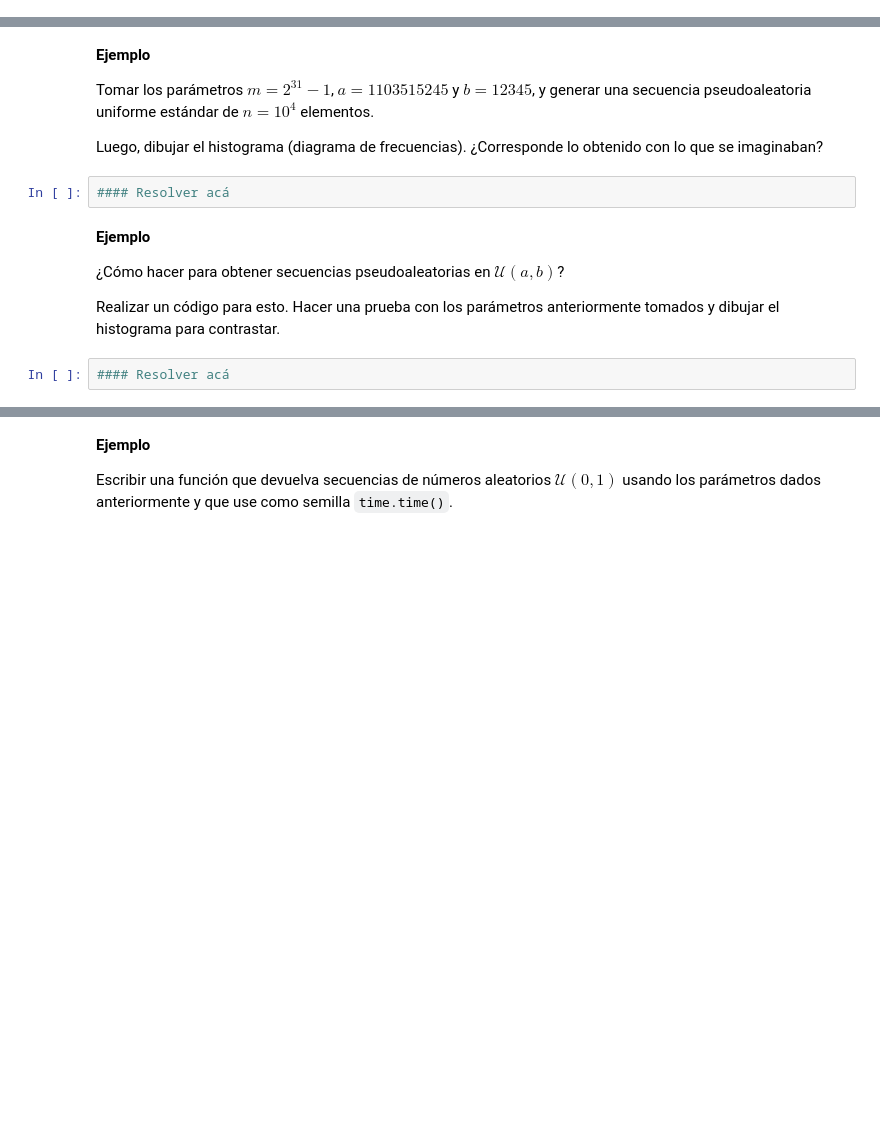
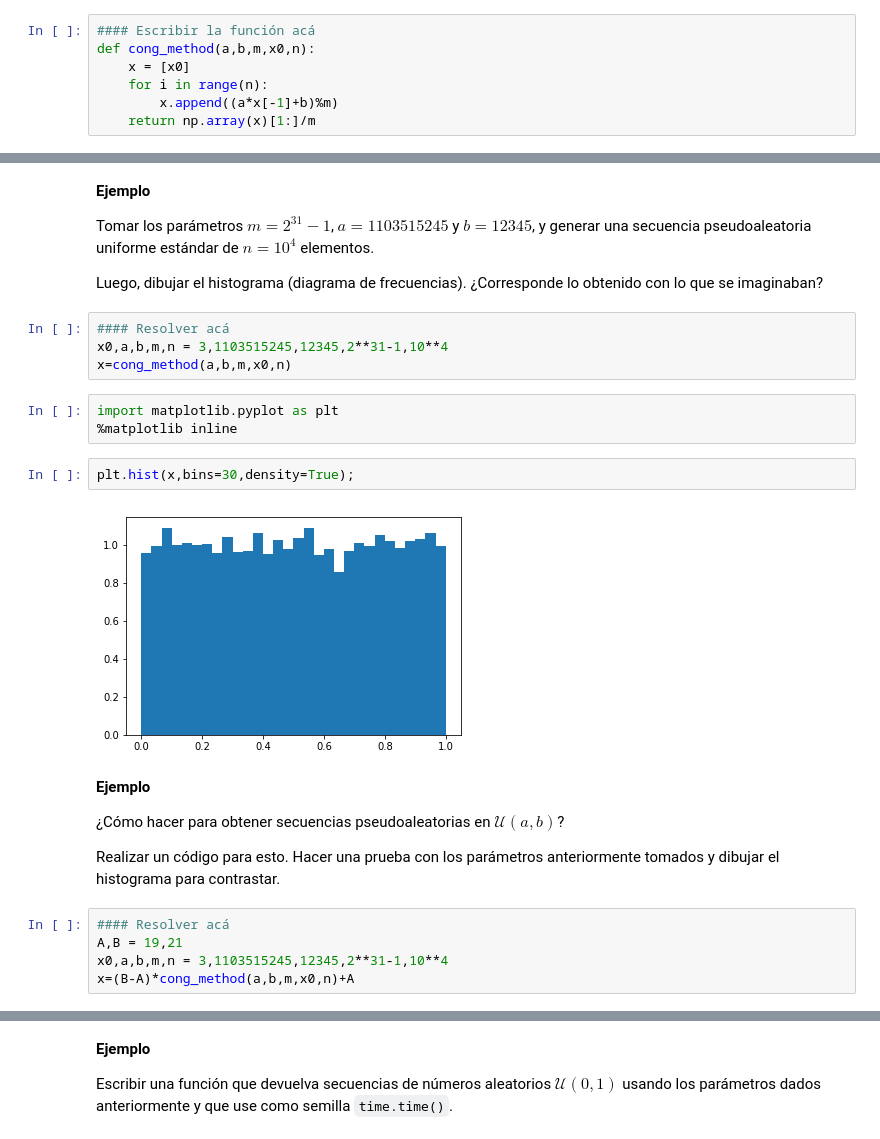
Before and after one commit to zapatacc/SimMat2019-1, a Jupyter notebook: Modulo2/Clase8_NumerosPseudoaleatorios.ipynb, the cells around one changed output, grey strips where cells are left out. Drawn from its saved outputs; the diff is of its cells as text; blank space fills up the shorter version.

```diff
--- a/Modulo2/Clase8_NumerosPseudoaleatorios.ipynb
+++ b/Modulo2/Clase8_NumerosPseudoaleatorios.ipynb
@@ -102,3 +101,10 @@ y que retorne la secuencia pseudoaleatoria de longitud $n$.
+# %%
+#### Escribir la función acá
+def cong_method(a,b,m,x0,n):
+    x = [x0]
+    for i in range(n):
+        x.append((a*x[-1]+b)%m)
+    return np.array(x)[1:]/m
 # %% [markdown]
 **Ejemplo**
 
@@ -159,13 +192,25 @@ Pueden encontrar más información en este [enlace](https://en.wikipedia.org/wik
 Tomar los parámetros $m=2^{31} − 1$, $a=1103515245$ y $b=12345$, y generar una secuencia pseudoaleatoria uniforme estándar de $n=10^4$ elementos.
 
 Luego, dibujar el histograma (diagrama de frecuencias). ¿Corresponde lo obtenido con lo que se imaginaban?
-# %%
-#### Resolver acá
+# %%
+#### Resolver acá
+x0,a,b,m,n = 3,1103515245,12345,2**31-1,10**4
+x=cong_method(a,b,m,x0,n)
+# %%
+import matplotlib.pyplot as plt
+%matplotlib inline
+# %%
+plt.hist(x,bins=30,density=True);
+# %% [output]
+[figure, added]
 # %% [markdown]
 **Ejemplo**
 
 ¿Cómo hacer para obtener secuencias pseudoaleatorias en $\mathcal{U}(a,b)$?
 
 Realizar un código para esto. Hacer una prueba con los parámetros anteriormente tomados y dibujar el histograma para contrastar.
-# %%
-#### Resolver acá
+# %%
+#### Resolver acá
+A,B = 19,21
+x0,a,b,m,n = 3,1103515245,12345,2**31-1,10**4
+x=(B-A)*cong_method(a,b,m,x0,n)+A
```
Also changed, not shown: parts of 22 cells of this notebook.
